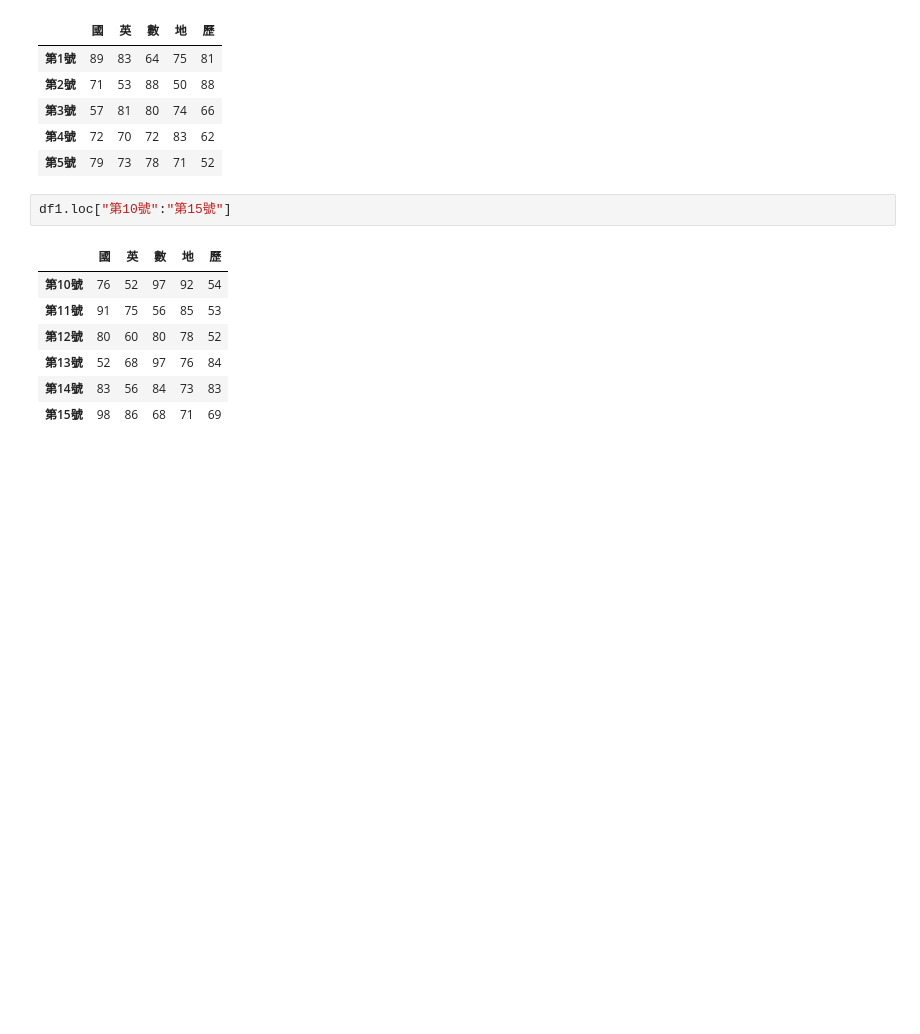
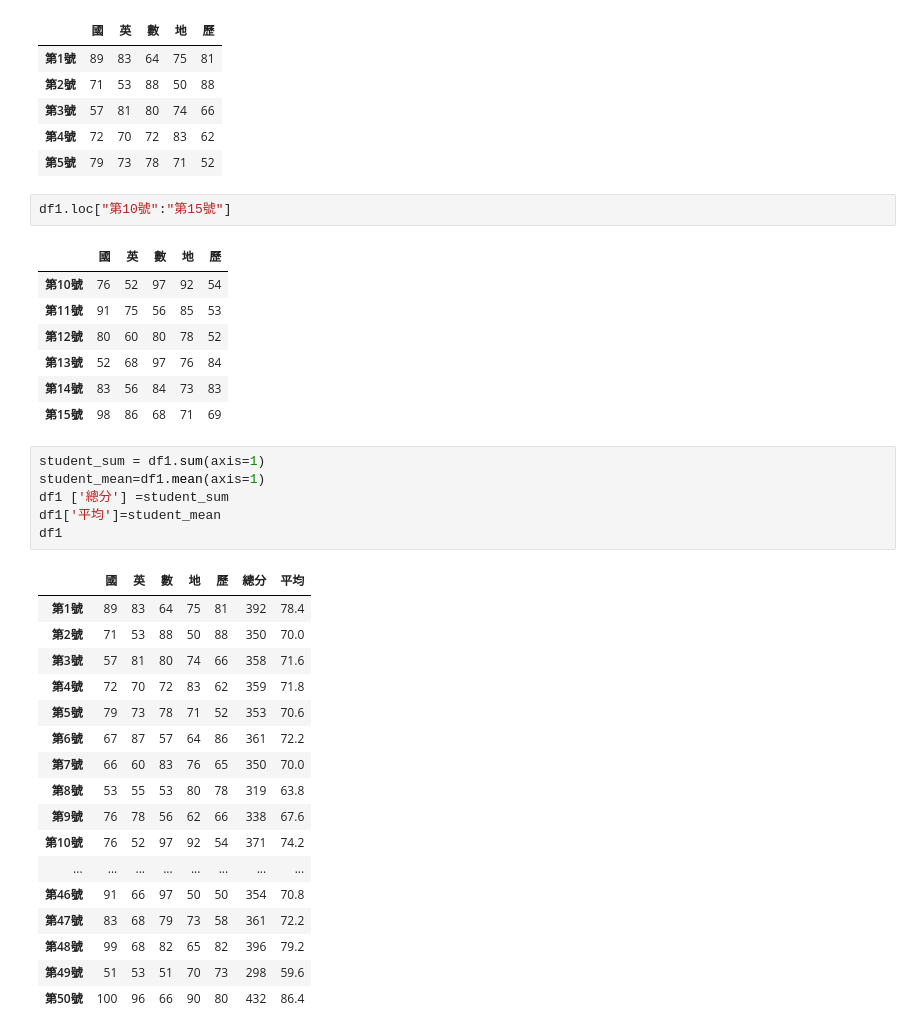
Before and after one commit to adalee3/__test2___, a Jupyter notebook: lesson11.ipynb, the cells around one changed output. Saved outputs shown, nothing was run; the diff lists cells and outputs as text; blank space fills up the shorter version.

```diff
--- a/lesson11.ipynb
+++ b/lesson11.ipynb
@@ -94,3 +94,27 @@ df1.loc["第10號":"第15號"]
 | 第13號 | 52 | 68 | 97 | 76 | 84 |
 | 第14號 | 83 | 56 | 84 | 73 | 83 |
 | 第15號 | 98 | 86 | 68 | 71 | 69 |
+# %%
+student_sum = df1.sum(axis=1)
+student_mean=df1.mean(axis=1)
+df1 ['總分'] =student_sum
+df1['平均']=student_mean
+df1
+# %% [output]
+|  | 國 | 英 | 數 | 地 | 歷 | 總分 | 平均 |
+| 第1號 | 89 | 83 | 64 | 75 | 81 | 392 | 78.4 |
+| 第2號 | 71 | 53 | 88 | 50 | 88 | 350 | 70.0 |
+| 第3號 | 57 | 81 | 80 | 74 | 66 | 358 | 71.6 |
+| 第4號 | 72 | 70 | 72 | 83 | 62 | 359 | 71.8 |
+| 第5號 | 79 | 73 | 78 | 71 | 52 | 353 | 70.6 |
+| 第6號 | 67 | 87 | 57 | 64 | 86 | 361 | 72.2 |
+| 第7號 | 66 | 60 | 83 | 76 | 65 | 350 | 70.0 |
+| 第8號 | 53 | 55 | 53 | 80 | 78 | 319 | 63.8 |
+| 第9號 | 76 | 78 | 56 | 62 | 66 | 338 | 67.6 |
+| 第10號 | 76 | 52 | 97 | 92 | 54 | 371 | 74.2 |
+| ... | ... | ... | ... | ... | ... | ... | ... |
+| 第46號 | 91 | 66 | 97 | 50 | 50 | 354 | 70.8 |
+| 第47號 | 83 | 68 | 79 | 73 | 58 | 361 | 72.2 |
+| 第48號 | 99 | 68 | 82 | 65 | 82 | 396 | 79.2 |
+| 第49號 | 51 | 53 | 51 | 70 | 73 | 298 | 59.6 |
+| 第50號 | 100 | 96 | 66 | 90 | 80 | 432 | 86.4 |
```
